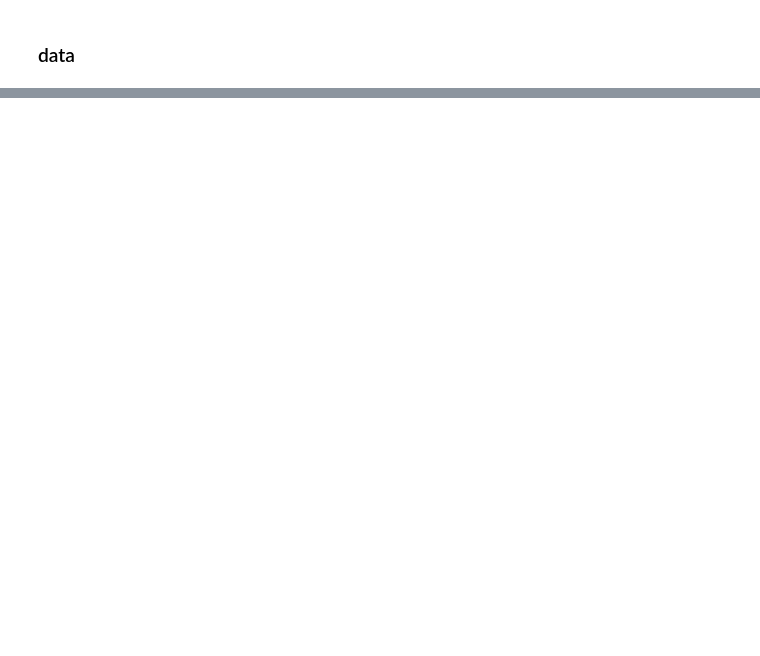
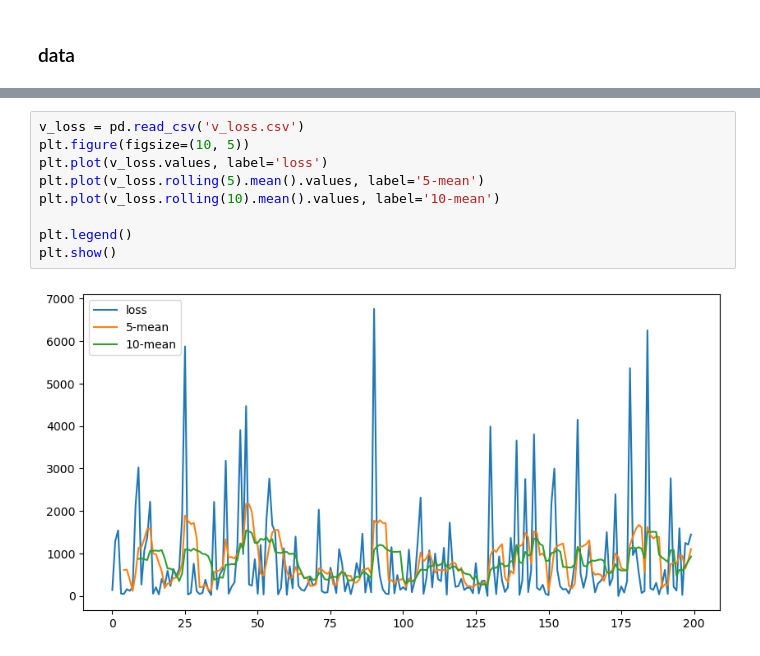
Before and after one commit to NBSN-for-AI/Hearts, a Jupyter notebook: Zhuiy_approach/data/vs.ipynb, the cells around one changed output, grey strips where cells are left out. Saved outputs shown, nothing was run; the diff lists cells and outputs as text; blank space fills up the shorter version.

```diff
--- a/Zhuiy_approach/data/vs.ipynb
+++ b/Zhuiy_approach/data/vs.ipynb
@@ -12,2 +17,13 @@ plt.show()
+# %%
+v_loss = pd.read_csv('v_loss.csv')
+plt.figure(figsize=(10, 5))
+plt.plot(v_loss.values, label='loss')
+plt.plot(v_loss.rolling(5).mean().values, label='5-mean')
+plt.plot(v_loss.rolling(10).mean().values, label='10-mean')
+
+plt.legend()
+plt.show()
+# %% [output]
+[figure, added]
 # %%
 score = pd.read_csv('score.csv')
```
Also changed, not shown: parts of 2 cells of this notebook, 9 other files.
